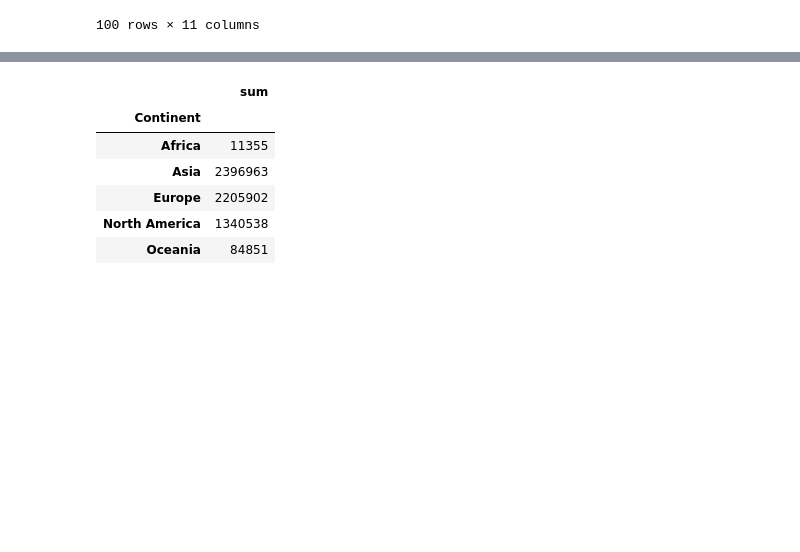
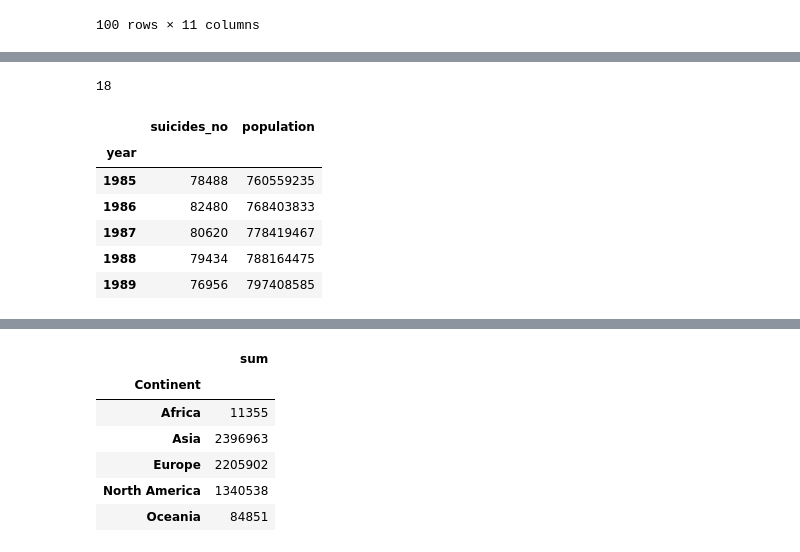
Before and after one commit to mguner-data/Global_Suicide_Data_Analysis, a Jupyter notebook: shanker_project_1.ipynb, the cells around one changed output, grey strips where cells are left out. Saved outputs shown, nothing was run; the diff lists cells and outputs as text; code cells hidden in the pictures; blank space fills up the shorter version.

```diff
--- a/shanker_project_1.ipynb
+++ b/shanker_project_1.ipynb
@@ -138,4 +138,8 @@ country.head(100)
 | United States | 372 | 372 | 372 | 372 | 372 | 372 | 372 | 372 | ... |
 | Uruguay | 336 | 336 | 336 | 336 | 336 | 336 | 336 | 336 | ... |
 100 rows × 11 columns
+# %%
+###to find the common countries
+###reset index will convert your group by variable inta a column and results into dataframe
+country = merged_suicide_df.groupby(["country"]).count().reset_index()
 # %%
@@ -145,0 +168,4 @@ KeyError: 'country'
+# %%
+len(common_countries)###1985 t0 2015
+# %% [output]
+18
@@ -145,0 +178,10 @@ KeyError: 'country'
+# %%
+sub_total_mergedgroup_df.head()
+# %% [output]
+|  | suicides_no | population |
+| year |  |  |
+| 1985 | 78488 | 760559235 |
+| 1986 | 82480 | 768403833 |
+| 1987 | 80620 | 778419467 |
+| 1988 | 79434 | 788164475 |
+| 1989 | 76956 | 797408585 |
```
Also changed, not shown: parts of 18 cells of this notebook, 1 other file.
